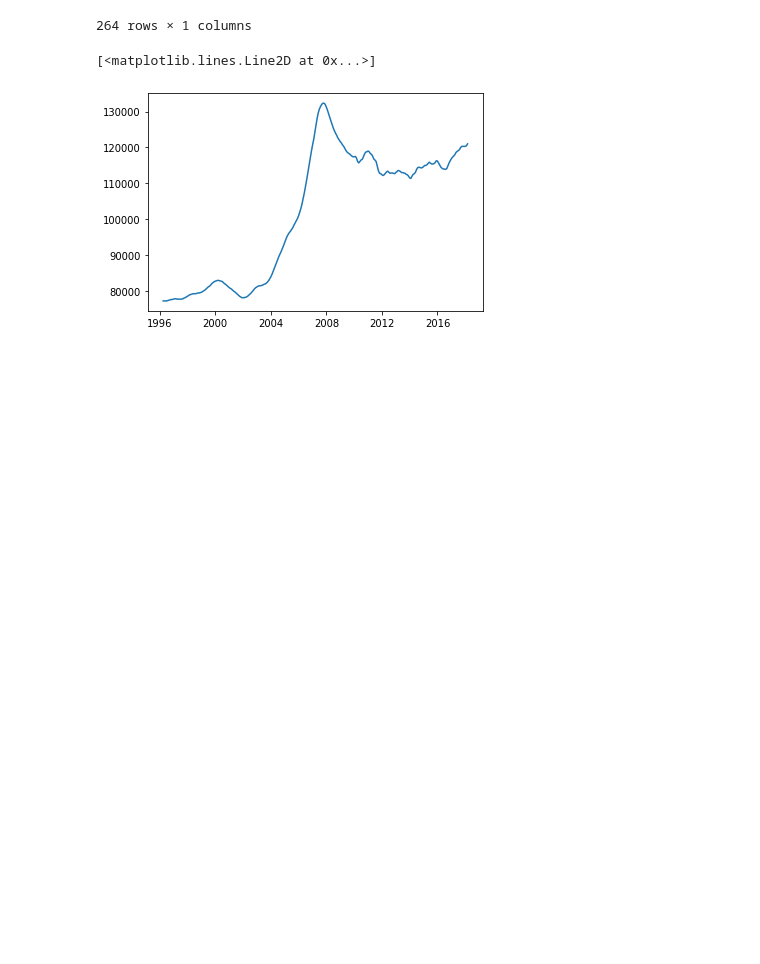
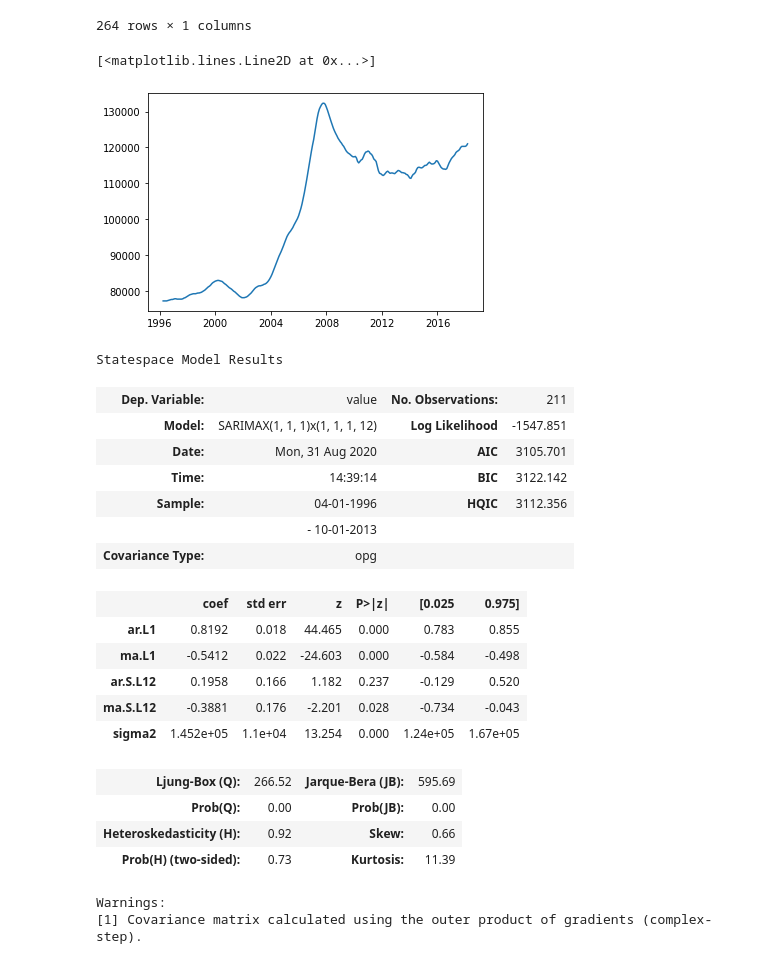
Before and after one commit to LeDorean/zillow_project_review, a Jupyter notebook: notebooks/Untitled.ipynb, the cells around one changed output. Saved outputs shown, nothing was run; the diff lists cells and outputs as text; code cells hidden in the pictures; blank space fills up the shorter version.

Commit message:
baseline model on 1st zipcode complete

```diff
--- a/notebooks/Untitled.ipynb
+++ b/notebooks/Untitled.ipynb
@@ -148,0 +149,25 @@ test=X[211:]
+# %%
+sarimax = SARIMAX(train,order=(1,1,1),seasonal_order=(1,1,1,12))
+res = sarimax.fit(disp=False)
+res.summary()
+# %% [output]
+Statespace Model Results
+| Dep. Variable: | value | No. Observations: | 211 |
+| Model: | SARIMAX(1, 1, 1)x(1, 1, 1, 12) | Log Likelihood | -1547.851 |
+| Date: | Mon, 31 Aug 2020 | AIC | 3105.701 |
+| Time: | 14:39:14 | BIC | 3122.142 |
+| Sample: | 04-01-1996 | HQIC | 3112.356 |
+|  | - 10-01-2013 |  |  |
+| Covariance Type: | opg |  |  |
+|  | coef | std err | z | P>|z| | [0.025 | 0.975] |
+| ar.L1 | 0.8192 | 0.018 | 44.465 | 0.000 | 0.783 | 0.855 |
+| ma.L1 | -0.5412 | 0.022 | -24.603 | 0.000 | -0.584 | -0.498 |
+| ar.S.L12 | 0.1958 | 0.166 | 1.182 | 0.237 | -0.129 | 0.520 |
+| ma.S.L12 | -0.3881 | 0.176 | -2.201 | 0.028 | -0.734 | -0.043 |
+| sigma2 | 1.452e+05 | 1.1e+04 | 13.254 | 0.000 | 1.24e+05 | 1.67e+05 |
+| Ljung-Box (Q): | 266.52 | Jarque-Bera (JB): | 595.69 |
+| Prob(Q): | 0.00 | Prob(JB): | 0.00 |
+| Heteroskedasticity (H): | 0.92 | Skew: | 0.66 |
+| Prob(H) (two-sided): | 0.73 | Kurtosis: | 11.39 |
+Warnings:
+[1] Covariance matrix calculated using the outer product of gradients (complex-step).
```
Also changed, not shown: parts of 1 cell of this notebook.
